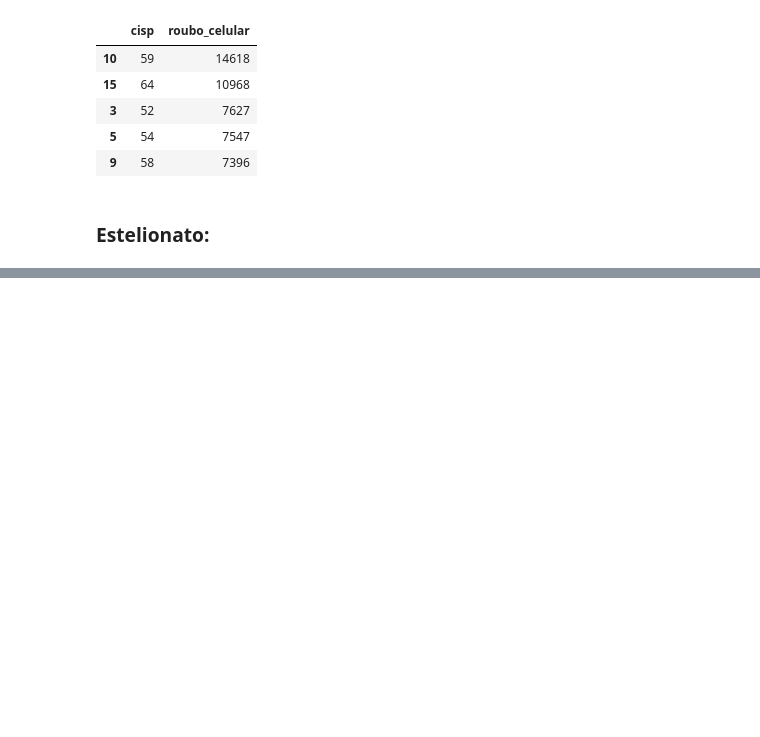
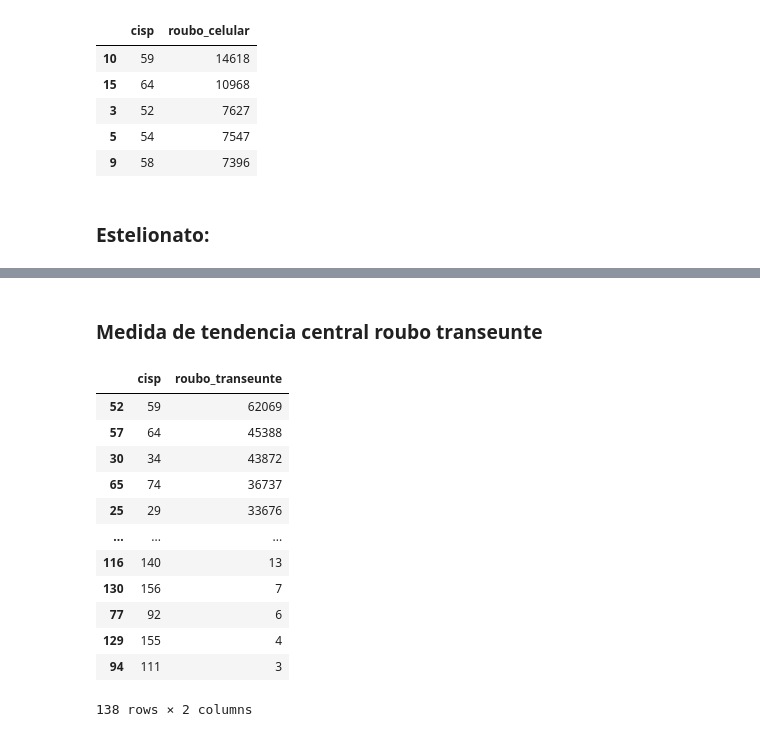
Before and after one commit to RafaelCruz660/UC2_Senac_dados, a Jupyter notebook: isp.ipynb, the cells around one changed output, grey strips where cells are left out. Cells and saved outputs as stored; diff of their text form; code cells hidden in the pictures; blank space fills up the shorter version.

```diff
--- a/isp.ipynb
+++ b/isp.ipynb
@@ -267,0 +323,19 @@ top25_estelionato_capital
+# %% [markdown]
+### Medida de tendencia central roubo transeunte
+# %%
+df_transeunte = df.groupby('cisp')['roubo_transeunte'].sum().reset_index().sort_values(by='roubo_transeunte', ascending=False)
+df_transeunte
+# %% [output]
+|  | cisp | roubo_transeunte |
+| 52 | 59 | 62069 |
+| 57 | 64 | 45388 |
+| 30 | 34 | 43872 |
+| 65 | 74 | 36737 |
+| 25 | 29 | 33676 |
+| ... | ... | ... |
+| 116 | 140 | 13 |
+| 130 | 156 | 7 |
+| 77 | 92 | 6 |
+| 129 | 155 | 4 |
+| 94 | 111 | 3 |
+138 rows × 2 columns
```
Also changed, not shown: parts of 23 cells of this notebook, 1 other file.
